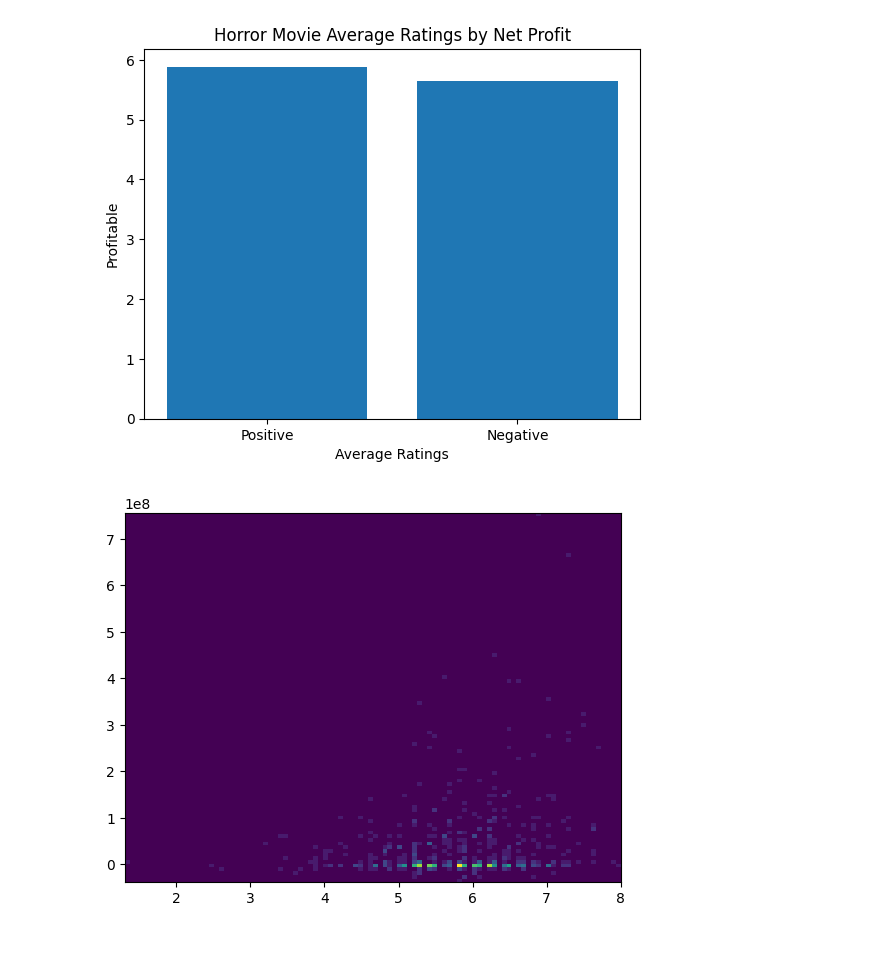
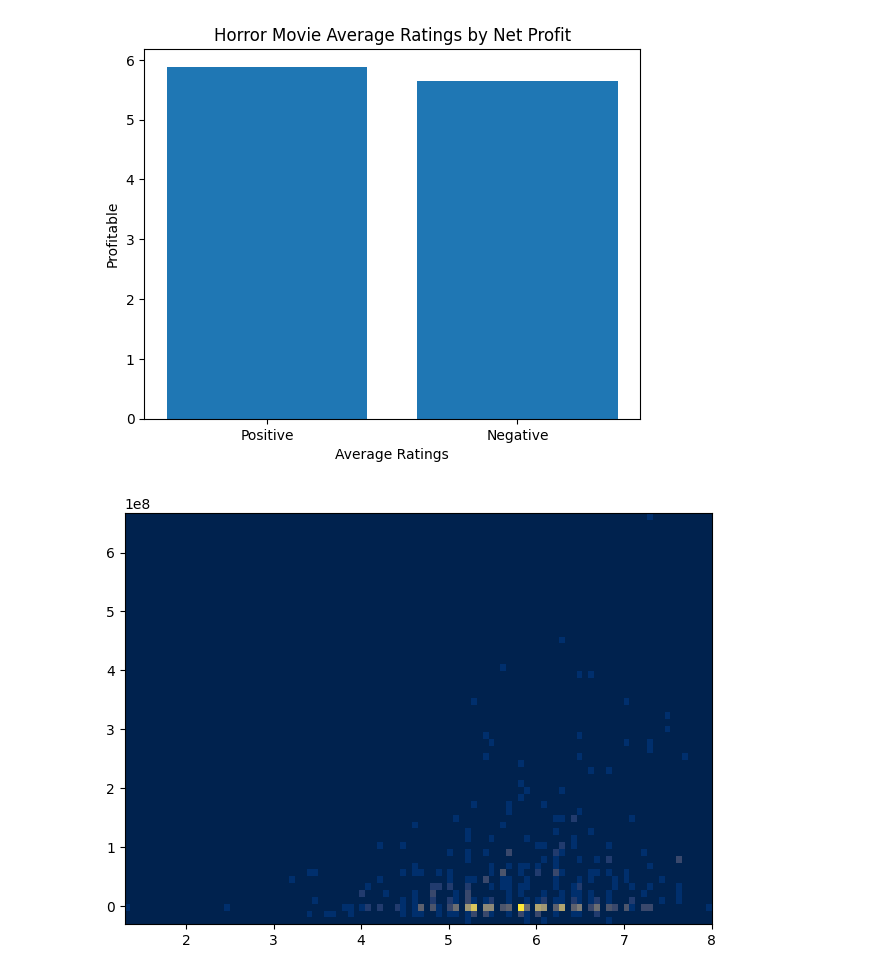
Before and after one commit to XinLiGitHub/imdbhorrorscraper, a Jupyter notebook: imdb_horror_graphs.ipynb, the cells around one changed output. Cells and saved outputs as stored; diff of their text form; code cells hidden in the pictures; blank space fills up the shorter version.

```diff
--- a/imdb_horror_graphs.ipynb
+++ b/imdb_horror_graphs.ipynb
@@ -115,9 +115,10 @@ plt.bar(PosNeg, AvgRatingByNet)
 # %%
 df2 = pd.read_csv('imdbhorrordata5kratingsv3_allnet.csv')
 
-plt.hist2d(df2['Rating'], df2['Net'], bins = [100, 100], )
+plt.hist2d(df2['Rating'], df2['Net'], bins = [100, 60], cmap='cividis')
+plt.tight_layout()
 plt.show()
 
 # df['Rating']
 # %% [output]
-[figure, old version]
+[figure, new version]
```
Also changed, not shown: parts of 2 cells of this notebook.
